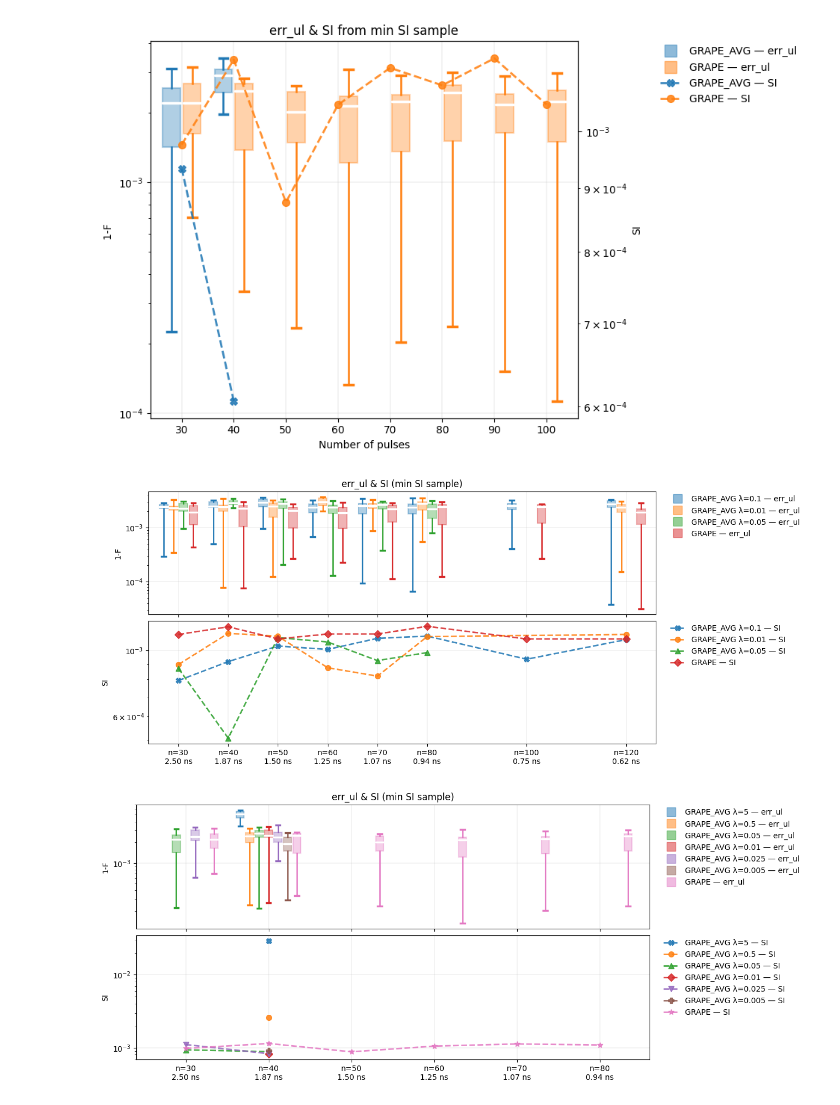
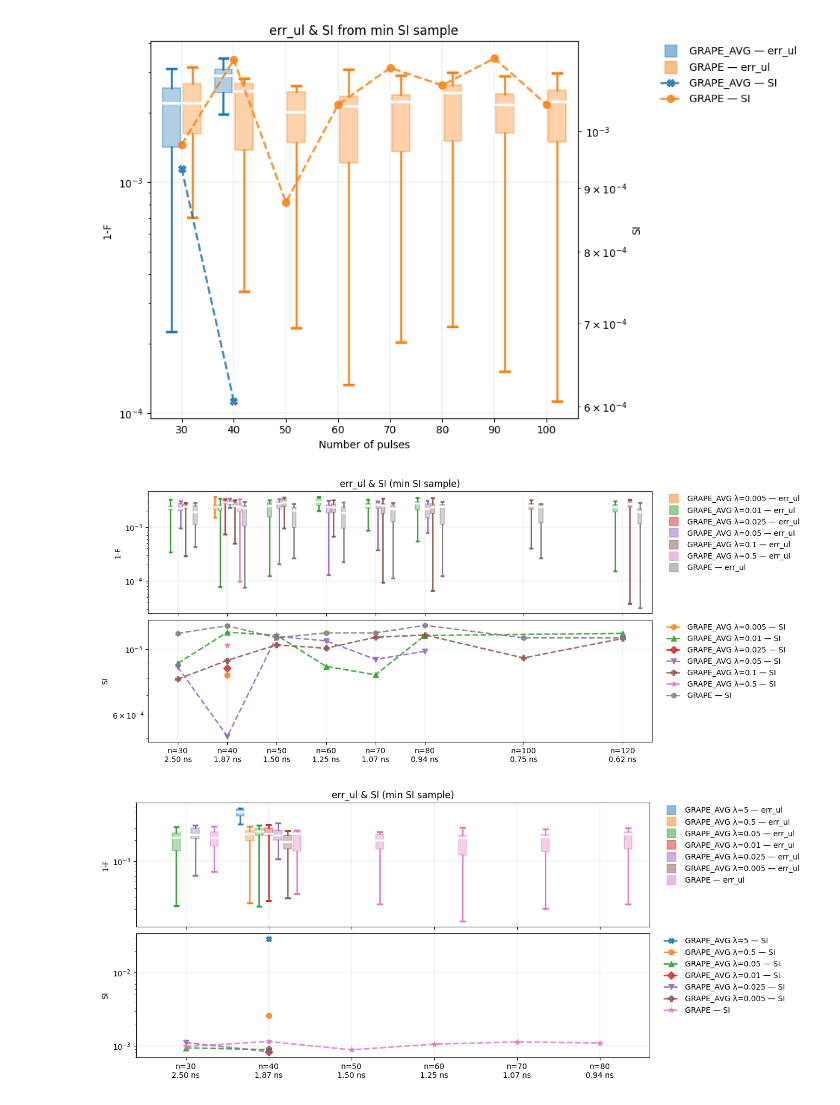
Before and after one commit to cicacica/VeriPulse, a Jupyter notebook: notebooks/data_processing.ipynb, the cells around one changed output. Cells and saved outputs as stored; diff of their text form; code cells hidden in the pictures.

```diff
--- a/notebooks/data_processing.ipynb
+++ b/notebooks/data_processing.ipynb
@@ -889,9 +888,9 @@ plot_fid_spread_from_extreme_si(data_dir_dummyyes, methods=['GRAPE_AVG','GRAPE']
 # %% [output]
 [figure]
 # %%
-plot_lambda_spread(data_dir_dummyless, lambdas=[0.1,0.01,0.05], tslots_list=[30,40,50,60,70,80,100,120], methods = ['GRAPE'], si_case='min', log_y=True, separate_si=True)
+plot_lambda_spread(data_dir_dummyless, lambdas=np.sort([0.5,0.1,0.05,0.01,0.025,0.005,0.0005]), tslots_list=[30,40,50,60,70,80,100,120], methods = ['GRAPE'], si_case='min', log_y=True, separate_si=True)
 # %% [output]
-[figure, old version]
+[figure, new version]
 # %%
 plot_lambda_spread(data_dir_dummyyes, lambdas=[5,0.5,0.05,0.01,0.025,0.005], tslots_list=[30,40,50,60,70,80],
                    methods = ['GRAPE'], si_case='min', log_y=True, separate_si=True)
```
Also changed, not shown: parts of 7 cells of this notebook, 6 other files.
